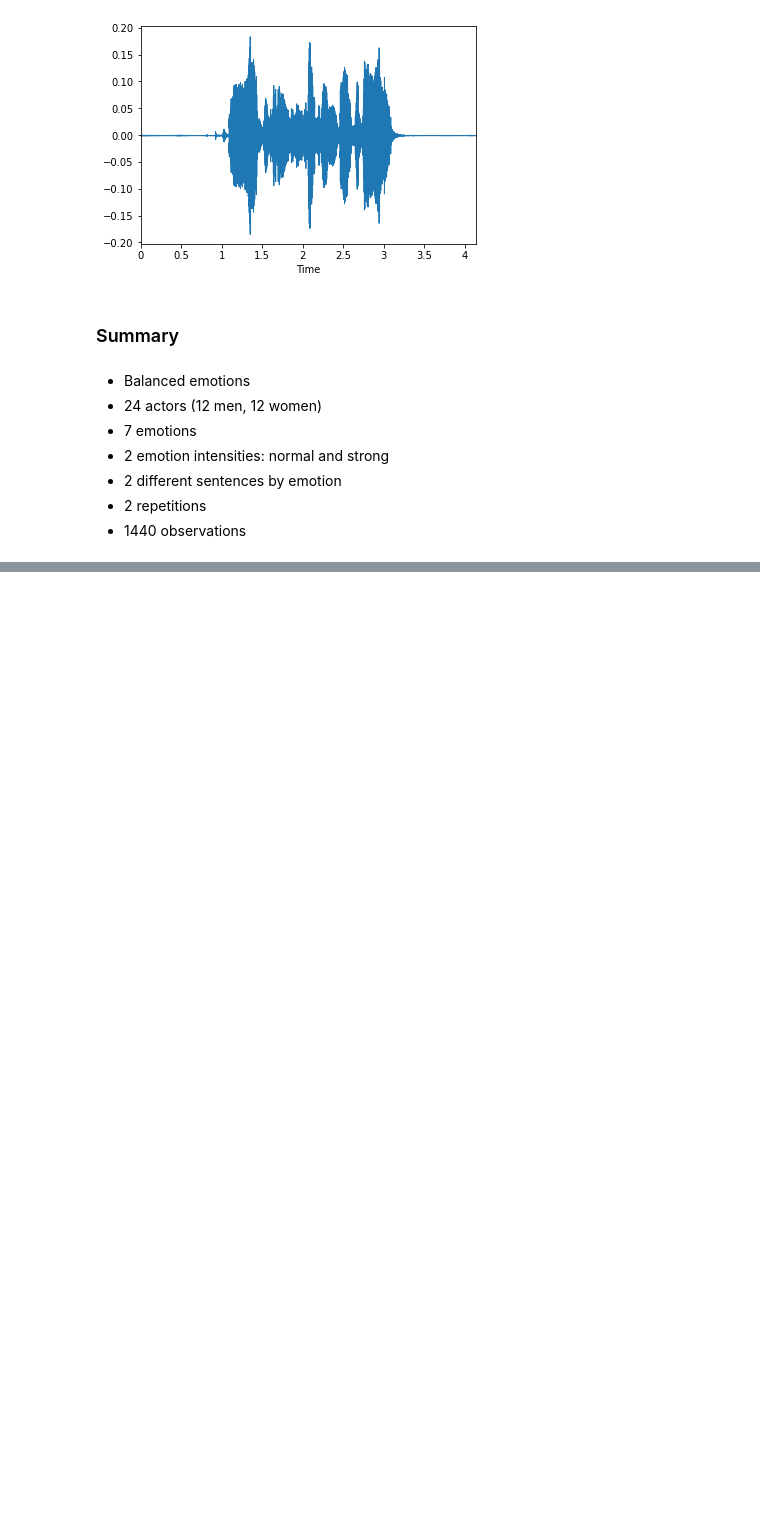
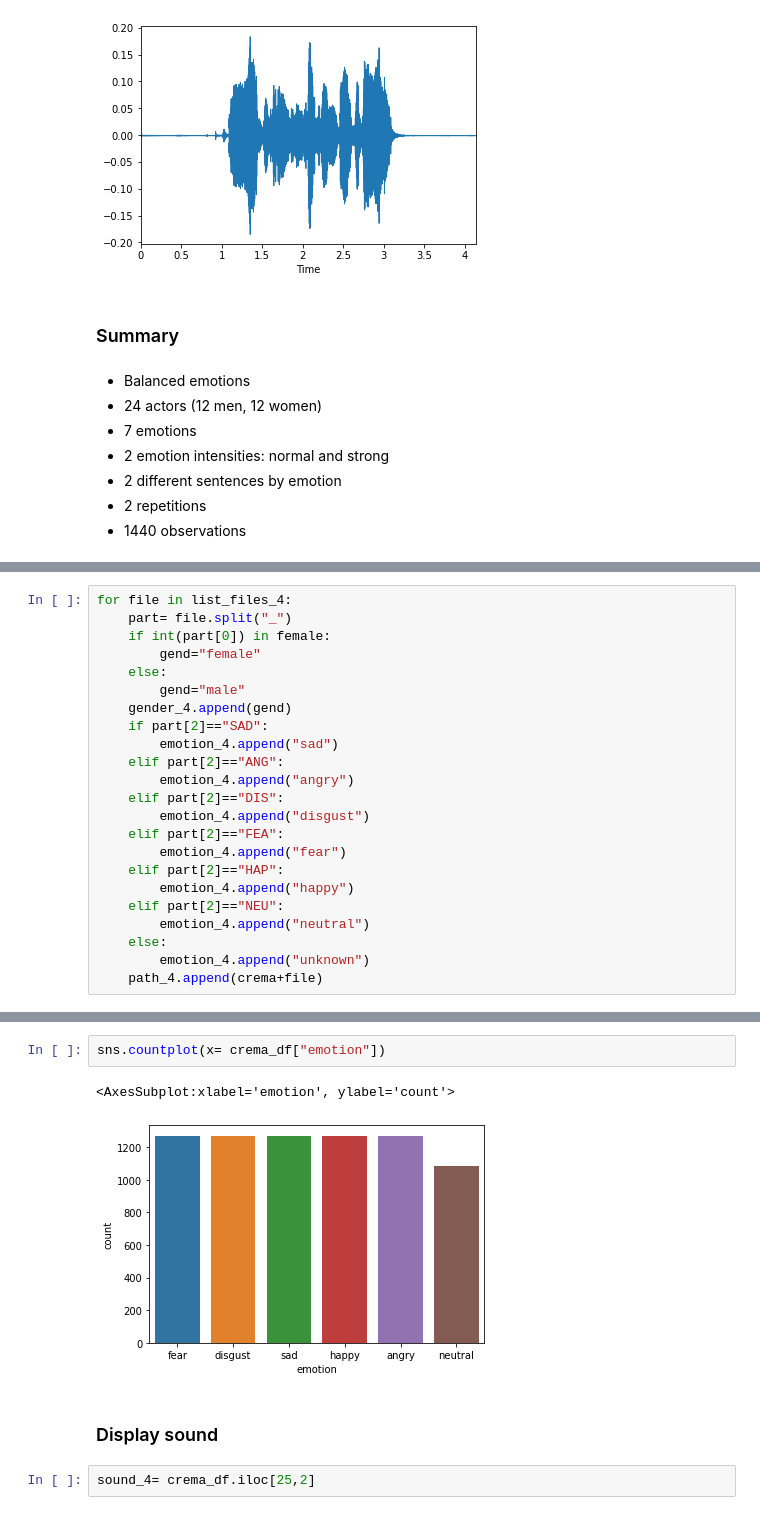
Before and after one commit to caronarthur/ai-motion, a Jupyter notebook: notebooks/mateo_data_exploration.ipynb, the cells around one changed output, grey strips where cells are left out. Drawn from its saved outputs; the diff is of its cells as text; blank space fills up the shorter version.

```diff
--- a/notebooks/mateo_data_exploration.ipynb
+++ b/notebooks/mateo_data_exploration.ipynb
@@ -308,0 +253,23 @@ ipd.Audio(sound_4)
+# %%
+for file in list_files_4:
+    part= file.split("_")
+    if int(part[0]) in female:
+        gend="female"
+    else:
+        gend="male"
+    gender_4.append(gend)
+    if part[2]=="SAD":
+        emotion_4.append("sad")
+    elif part[2]=="ANG":
+        emotion_4.append("angry")
+    elif part[2]=="DIS":
+        emotion_4.append("disgust")
+    elif part[2]=="FEA":
+        emotion_4.append("fear")
+    elif part[2]=="HAP":
+        emotion_4.append("happy")
+    elif part[2]=="NEU":
+        emotion_4.append("neutral")
+    else:
+        emotion_4.append("unknown")
+    path_4.append(crema+file)
@@ -308,0 +296,9 @@ ipd.Audio(sound_4)
+# %%
+sns.countplot(x= crema_df["emotion"])
+# %% [output]
+<AxesSubplot:xlabel='emotion', ylabel='count'>
+[figure, added]
+# %% [markdown]
+### Display sound
+# %%
+sound_4= crema_df.iloc[25,2]
```
Also changed, not shown: parts of 62 cells of this notebook.
